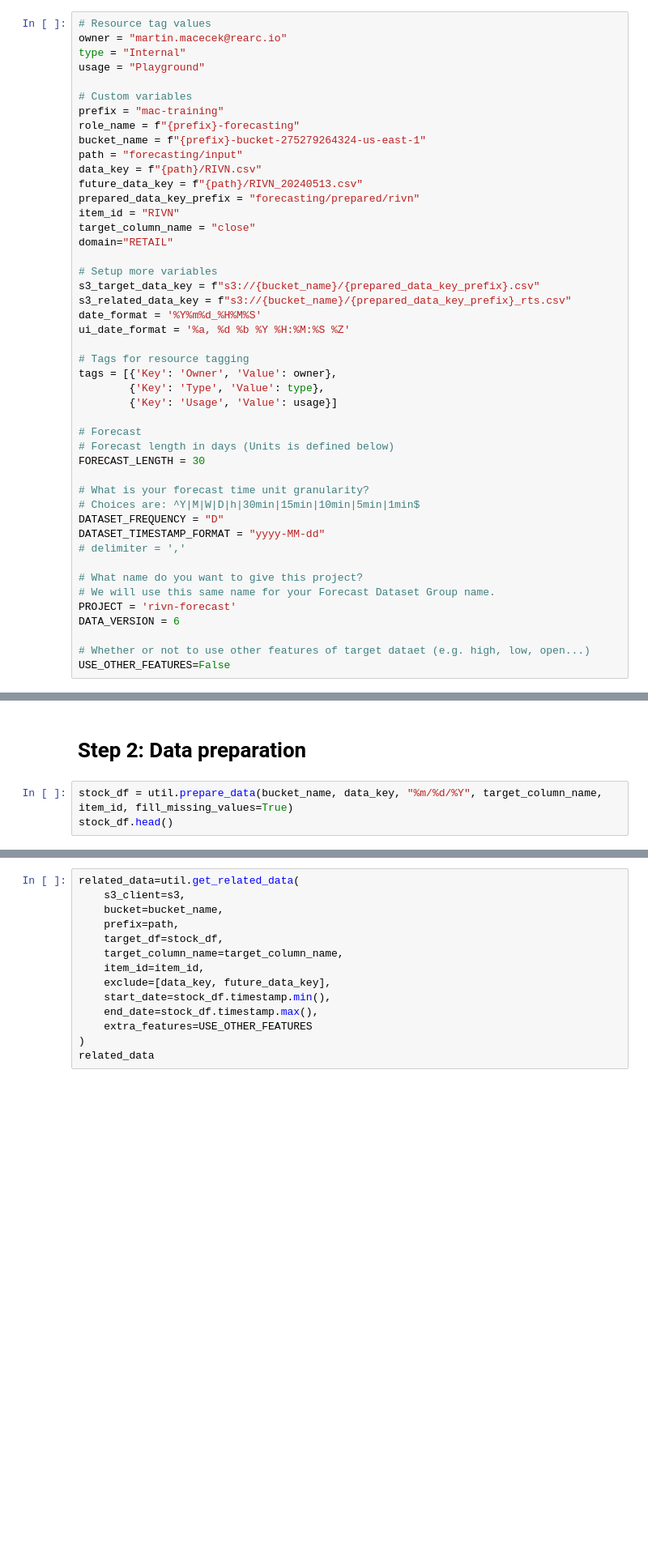
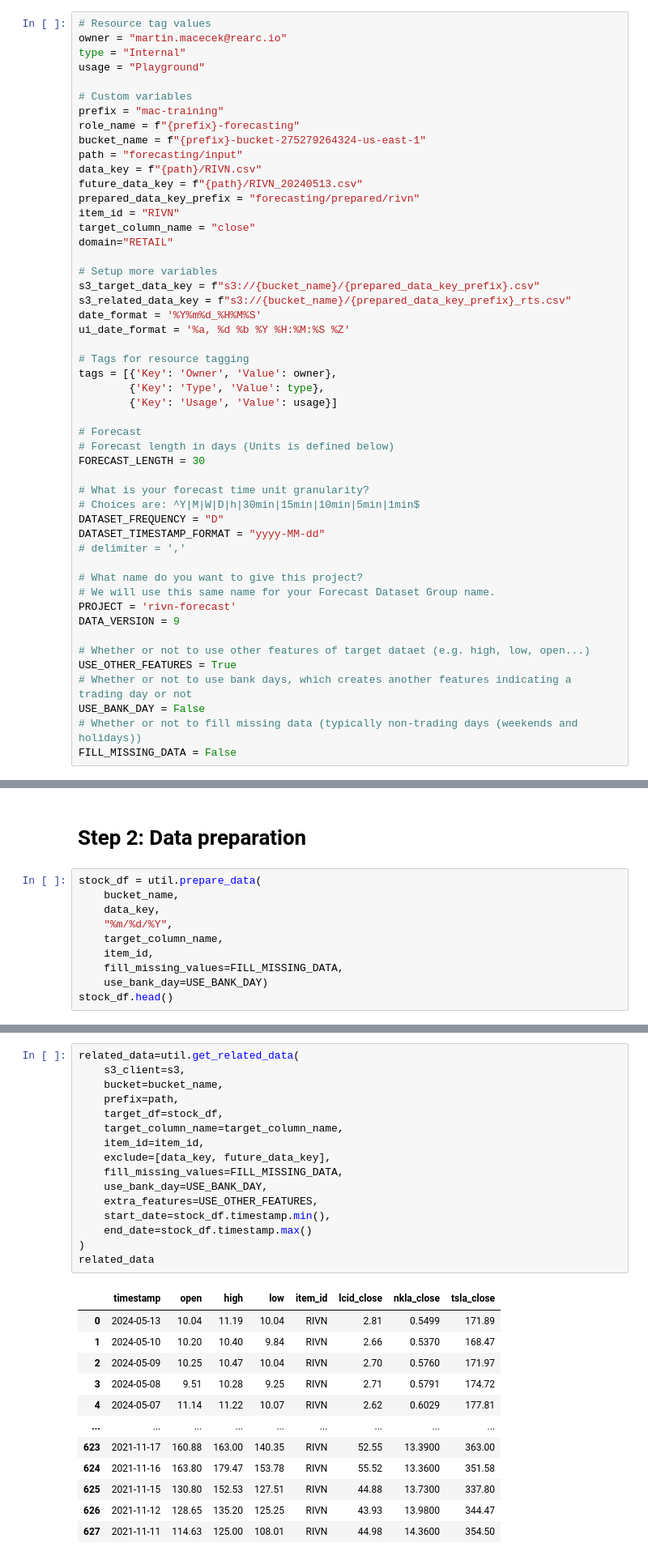
Before and after one commit to katjes733/aws-forecasting, a Jupyter notebook: forecasting.ipynb, the cells around one changed output, grey strips where cells are left out. Shown at 81% size. Drawn from its saved outputs; the diff is of its cells as text; blank space fills up the shorter version.

```diff
--- a/forecasting.ipynb
+++ b/forecasting.ipynb
@@ -82,10 +85,14 @@ DATASET_TIMESTAMP_FORMAT = "yyyy-MM-dd"
 # What name do you want to give this project?
 # We will use this same name for your Forecast Dataset Group name.
 PROJECT = 'rivn-forecast'
-DATA_VERSION = 6
+DATA_VERSION = 9
 
 # Whether or not to use other features of target dataet (e.g. high, low, open...)
-USE_OTHER_FEATURES=False
+USE_OTHER_FEATURES = True
+# Whether or not to use bank days, which creates another features indicating a trading day or not
+USE_BANK_DAY = False
+# Whether or not to fill missing data (typically non-trading days (weekends and holidays))
+FILL_MISSING_DATA = False
 # %% [markdown]
 ## Step 1.3: API connectivity
 # %%
@@ -112,5 +127,12 @@ print(f"Success! Bucket '{bucket_name}' ready for use.")
 # %% [markdown]
 # Step 2: Data preparation
 # %%
-stock_df = util.prepare_data(bucket_name, data_key, "%m/%d/%Y", target_column_name, item_id, fill_missing_values=True)
+stock_df = util.prepare_data(
+    bucket_name,
+    data_key,
+    "%m/%d/%Y",
+    target_column_name,
+    item_id,
+    fill_missing_values=FILL_MISSING_DATA,
+    use_bank_day=USE_BANK_DAY)
 stock_df.head()
@@ -122,14 +163,29 @@ plt.show()
 # %%
 related_data=util.get_related_data(
     s3_client=s3,
     bucket=bucket_name,
     prefix=path,
     target_df=stock_df,
     target_column_name=target_column_name,
     item_id=item_id,
     exclude=[data_key, future_data_key],
+    fill_missing_values=FILL_MISSING_DATA,
+    use_bank_day=USE_BANK_DAY,
+    extra_features=USE_OTHER_FEATURES,
     start_date=stock_df.timestamp.min(),
-    end_date=stock_df.timestamp.max(),
-    extra_features=USE_OTHER_FEATURES
+    end_date=stock_df.timestamp.max()
 )
 related_data
+# %% [output]
+|  | timestamp | open | high | low | item_id | lcid_close | nkla_close | tsla_close |
+| 0 | 2024-05-13 | 10.04 | 11.19 | 10.04 | RIVN | 2.81 | 0.5499 | 171.89 |
+| 1 | 2024-05-10 | 10.20 | 10.40 | 9.84 | RIVN | 2.66 | 0.5370 | 168.47 |
+| 2 | 2024-05-09 | 10.25 | 10.47 | 10.04 | RIVN | 2.70 | 0.5760 | 171.97 |
+| 3 | 2024-05-08 | 9.51 | 10.28 | 9.25 | RIVN | 2.71 | 0.5791 | 174.72 |
+| 4 | 2024-05-07 | 11.14 | 11.22 | 10.07 | RIVN | 2.62 | 0.6029 | 177.81 |
+| ... | ... | ... | ... | ... | ... | ... | ... | ... |
+| 623 | 2021-11-17 | 160.88 | 163.00 | 140.35 | RIVN | 52.55 | 13.3900 | 363.00 |
+| 624 | 2021-11-16 | 163.80 | 179.47 | 153.78 | RIVN | 55.52 | 13.3600 | 351.58 |
+| 625 | 2021-11-15 | 130.80 | 152.53 | 127.51 | RIVN | 44.88 | 13.7300 | 337.80 |
+| 626 | 2021-11-12 | 128.65 | 135.20 | 125.25 | RIVN | 43.93 | 13.9800 | 344.47 |
+| 627 | 2021-11-11 | 114.63 | 125.00 | 108.01 | RIVN | 44.98 | 14.3600 | 354.50 |
```
Also changed, not shown: parts of 52 cells of this notebook, 1 other file.
